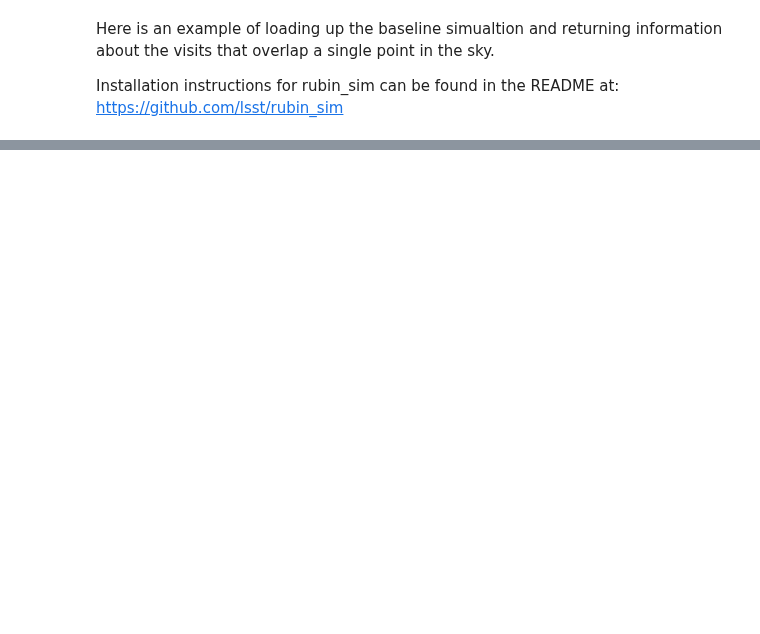
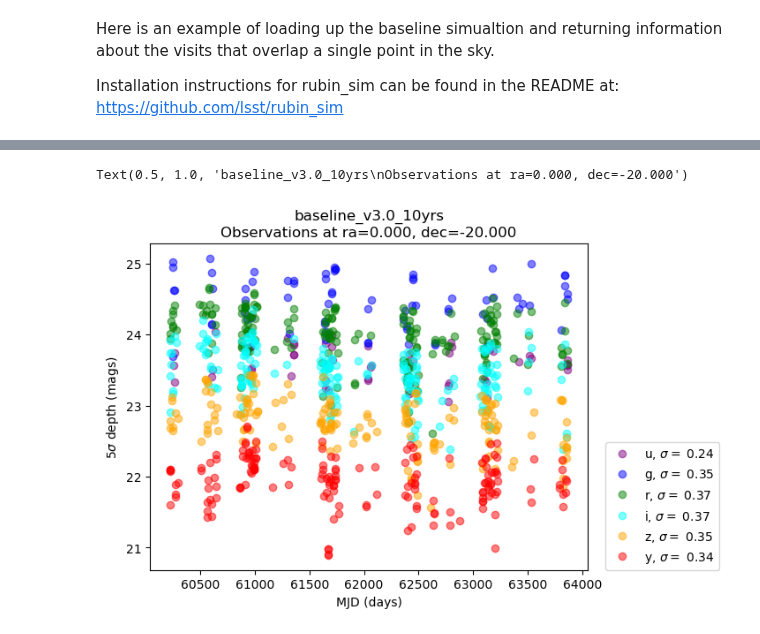
Before and after one commit to yoachim/23_Scratch, a Jupyter notebook: maf_quickstart/Getting_started_on_a_single_point.ipynb, the cells around one changed output, grey strips where cells are left out. Saved outputs shown, nothing was run; the diff lists cells and outputs as text; code cells hidden in the pictures; blank space fills up the shorter version.

```diff
--- a/maf_quickstart/Getting_started_on_a_single_point.ipynb
+++ b/maf_quickstart/Getting_started_on_a_single_point.ipynb
@@ -85,0 +81,28 @@ Text(0.5, 1.0, 'baseline_v3.0_10yrs\nObservations at ra=0.000, dec=-20.000')
+# %%
+# Note there are some odd low-depth outliers. Those are probably the 1x15s
+# twilight time exposures. let's try filtering those out
+
+data_slice = bundle_list[0].metric_values[0]
+
+# crop off short exposure times
+data_slice = data_slice[np.where(data_slice["visitExposureTime"] > 25.)]
+
+# Let's plot up what the 5-sigma depth looks like
+plt.figure()
+# Give each filter it's own color
+f2c = {'u': 'purple', 'g': 'blue', 'r': 'green',
+       'i': 'cyan', 'z': 'orange', 'y': 'red'}
+for fn in f2c:
+    in_filt = np.where(data_slice['filter'] == fn)[0]
+    plt.plot(data_slice['observationStartMJD'][in_filt],
+             data_slice['fiveSigmaDepth'][in_filt], 'o',
+             color=f2c[fn],
+             label=fn+r', $\sigma=$ %.2f' % (np.std(data_slice['fiveSigmaDepth'][in_filt])),
+             alpha=0.5)
+plt.xlabel('MJD (days)')
+plt.ylabel(r'5$\sigma$ depth (mags)')
+plt.legend(loc=(1.04,0))
+plt.title('%s\nObservations at ra=%.3f, dec=%.3f' % (name, ra[0],dec[0]))
+# %% [output]
+Text(0.5, 1.0, 'baseline_v3.0_10yrs\nObservations at ra=0.000, dec=-20.000')
+[figure, added]
```
Also changed, not shown: parts of 4 cells of this notebook, 1 other file.
